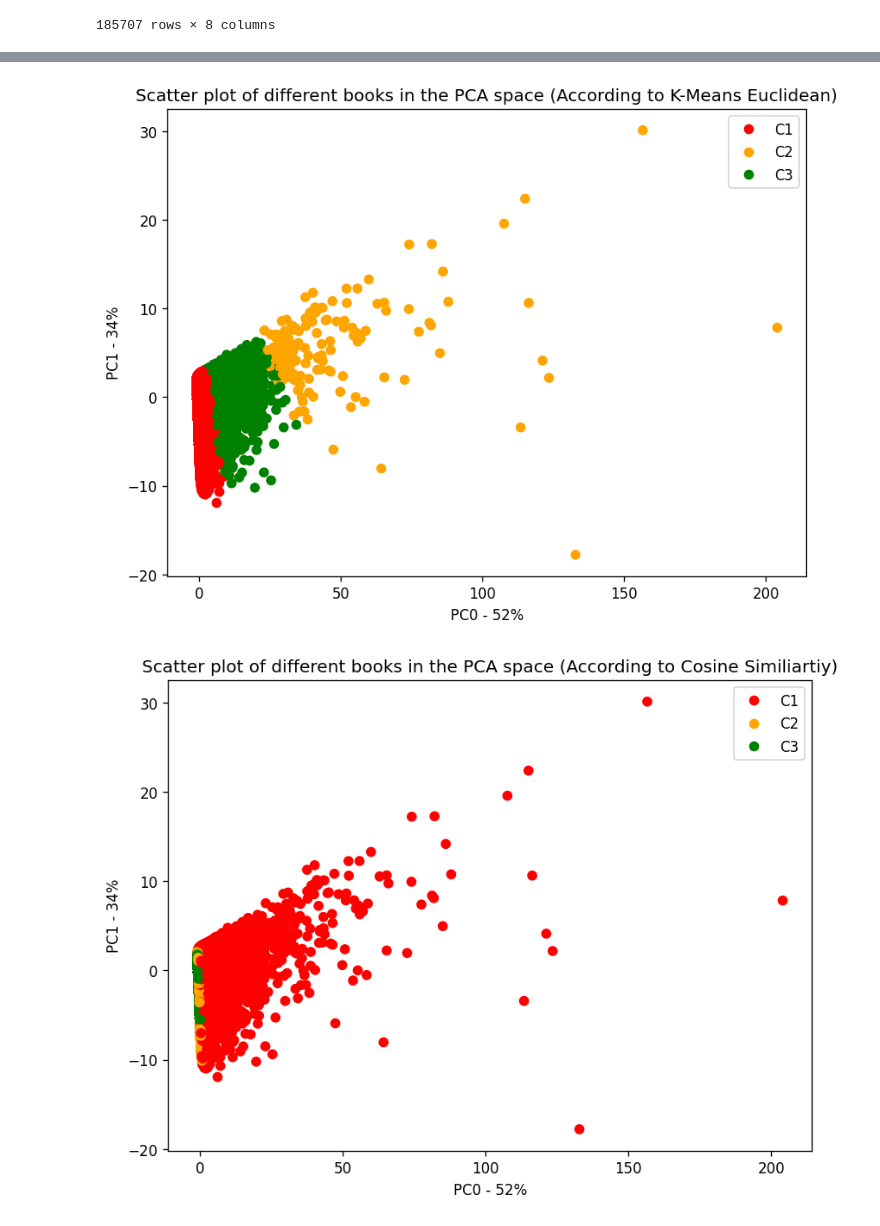
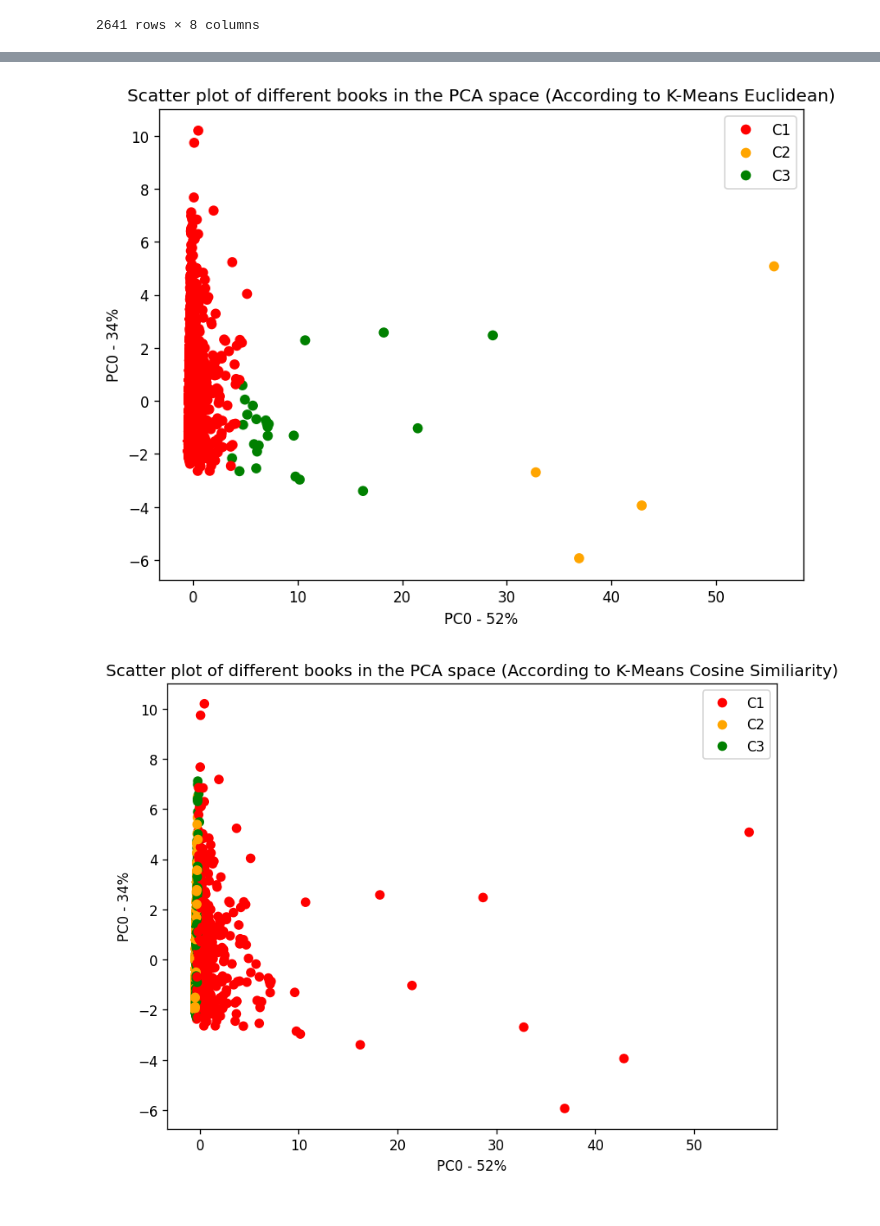
Before and after one commit to darhal/IFT799-DataScience, a Jupyter notebook: Lab2/tp2.ipynb, the cells around one changed output, grey strips where cells are left out. Saved outputs shown, nothing was run; the diff lists cells and outputs as text; code cells hidden in the pictures.

```diff
--- a/Lab2/tp2.ipynb
+++ b/Lab2/tp2.ipynb
@@ -5,6 +5,8 @@ import base64
 from datetime import datetime
 import pandas as pd
 import numpy as np
+import scipy as sp
+import sklearn as sk
 from sklearn import preprocessing
 from sklearn.cluster import KMeans
 from sklearn.decomposition import PCA
@@ -24,11 +26,11 @@ booksAsin = []
 colorsList = ["red", "orange", "green"]
 colors = ListedColormap(colorsList)
 chunks = pd.read_json(
-    '../Dataset/Books.json', lines=True, chunksize=500000,
+    '../Dataset/Books.json', lines=True, chunksize=100000, #500000
     typ="frame", orient="records", dtype={"asin": str, "overall": int, "unixReviewTime": int}
 )
 
-nbChunks = 10 # <= 0 to load all chunks, positive integer to load specific number of chunks
+nbChunks = 1 # <= 0 to load all chunks, positive integer to load specific number of chunks
 for chunk in chunks:
     for _, item in chunk.iterrows():
         asin = item["asin"]
@@ -68,10 +70,11 @@ def getBookStats(scoreMatrix):
     nbNonAppreciate = scoreMatrix[:,0]+scoreMatrix[:,1]
     nbNeutral = scoreMatrix[:,2]
     nbAppreciate = scoreMatrix[:,3]+scoreMatrix[:,4]
+    realClass = np.argmax(np.column_stack((nbNonAppreciate, nbNeutral, nbAppreciate)), axis=1).astype(int)
     return pd.DataFrame(
-        data=np.column_stack((nbRating, avgRatings, bayesAvgRatings, medianMat, stdRatings, nbNonAppreciate, nbNeutral, nbAppreciate)),
+        data=np.column_stack((nbRating, avgRatings, bayesAvgRatings, medianMat, stdRatings, nbNonAppreciate, nbNeutral, nbAppreciate, realClass)),
         index=booksAsin,
-        columns=["Nb rating", "Average Rating", "Bayes Rating", "Median", "STD", "Depreciation", "Neutral", "Appreciations"]
+        columns=["Nb rating", "Average Rating", "Bayes Rating", "Median", "STD", "Depreciation", "Neutral", "Appreciations", "Class"]
     )
 
 
@@ -85,6 +88,7 @@ display(pdScoreMat)
 
 pdBooksFeatures = getBookStats(scoreMatrix)
 display(pdBooksFeatures)
+CRITERIAS = ["Nb rating", "Average Rating", "Bayes Rating", "Median", "STD", "Depreciation", "Neutral", "Appreciations"]
 # %% [output]
 |  | 1 ⭐ | 2 ⭐ | 3 ⭐ | 4 ⭐ | 5 ⭐ |
 | 000100039X | 6 | 4 | 8 | 15 | 173 |
@@ -115,5 +119,5 @@ display(pdBooksFeatures)
 # %%
-booksFeatures = pdBooksFeatures.to_numpy()
+booksFeatures = pdBooksFeatures[CRITERIAS].to_numpy()
 NB_CLUSTERS = 3
 CLASSES = [f"C{i+1}" for i in range(0, NB_CLUSTERS)]
 
@@ -160,17 +164,17 @@ K-means Cosine similiarity:
 # %%
 # Data Normalization
-pdBooksFeaturesNormalized = (pdBooksFeatures - pdBooksFeatures.mean()) / pdBooksFeatures.std()
+pdBooksFeaturesNormalized = (pdBooksFeatures[CRITERIAS] - pdBooksFeatures[CRITERIAS].mean()) / pdBooksFeatures[CRITERIAS].std()
 display(pdBooksFeaturesNormalized)
 
 # PCA Calculations
-pca = PCA(n_components=pdBooksFeatures.shape[1])
+pca = PCA(n_components=pdBooksFeaturesNormalized.shape[1])
 pca.fit(pdBooksFeaturesNormalized)
 
 # PCA Results
 booksFeaturesPCA = pd.DataFrame(
     data=pca.components_.T,
     columns=[f"PC{i}" for i in range(len(pdBooksFeaturesNormalized.columns))],
-    index=pdBooksFeatures.columns
+    index=pdBooksFeaturesNormalized.columns
 )
 
 display(booksFeaturesPCA)
@@ -186,16 +190,27 @@ booksFeatures2PCA = pd.DataFrame(
     columns=[f"PC{i}" for i in range(len(pdBooksFeaturesNormalized.columns))]
 )
 
-def plotPCA(dataToPlot, dataLabels, titleExtra=""):
-    plt.figure(figsize=(8, 6), dpi=120)
-    plt.xlabel(f"PC0 - {math.floor(pca.explained_variance_ratio_[0]*100)}%")
-    plt.ylabel(f"PC1 - {math.floor(pca.explained_variance_ratio_[1]*100)}%")
-    scatter = plt.scatter(x=dataToPlot["PC0"], y=dataToPlot["PC1"], c=dataLabels, cmap=colors)
+def scatterPlotHelper(dataXY, dataLabels, title="", axisLabel=[]):
+    plt.figure(figsize=(8,6), dpi=120)
+    if (axisLabel != []):
+        plt.xlabel(axisLabel[0])
+        plt.ylabel(axisLabel[1])
+    scatter = plt.scatter(x=dataXY[0], y=dataXY[1], c=dataLabels, cmap=colors)
     plt.legend(handles=scatter.legend_elements(num=3)[0], labels=CLASSES)
-    plt.title(f"Scatter plot of different books in the PCA space ({titleExtra})")
+    plt.title(title)
     plt.show()
 
-plotPCA(booksFeatures2PCA, kmeansEucli.labels_, "According to K-Means Euclidean")
-plotPCA(booksFeatures2PCA, kmeansCos.labels_, "According to Cosine Similiartiy")
+scatterPlotHelper(
+    dataXY=(booksFeatures2PCA["PC0"], booksFeatures2PCA["PC1"]),
+    dataLabels=kmeansEucli.labels_,
+    title="Scatter plot of different books in the PCA space (According to K-Means Euclidean)",
+    axisLabel=[f"PC0 - {math.floor(pca.explained_variance_ratio_[0]*100)}%", f"PC0 - {math.floor(pca.explained_variance_ratio_[1]*100)}%"]
+)
+scatterPlotHelper(
+    dataXY=(booksFeatures2PCA["PC0"], booksFeatures2PCA["PC1"]),
+    dataLabels=kmeansCos.labels_,
+    title="Scatter plot of different books in the PCA space (According to K-Means Cosine Similiarity)",
+    axisLabel=[f"PC0 - {math.floor(pca.explained_variance_ratio_[0]*100)}%", f"PC0 - {math.floor(pca.explained_variance_ratio_[1]*100)}%"]
+)
 # %% [output]
 |  | Nb rating | Average Rating | Bayes Rating | Median | STD | Depreciation | Neutral | Appreciations |
@@ -213,2 +228,2 @@ plotPCA(booksFeatures2PCA, kmeansCos.labels_, "According to Cosine Similiartiy")
-185707 rows × 8 columns
+2641 rows × 8 columns
 |  | PC0 | PC1 | PC2 | PC3 | PC4 | PC5 | PC6 | PC7 |
@@ -224,2 +239,2 @@ plotPCA(booksFeatures2PCA, kmeansCos.labels_, "According to Cosine Similiartiy")
-[figure, old version]
+[figure, new version]
-[figure, old version]
+[figure, new version]
```
Also changed, not shown: parts of 7 cells of this notebook.
